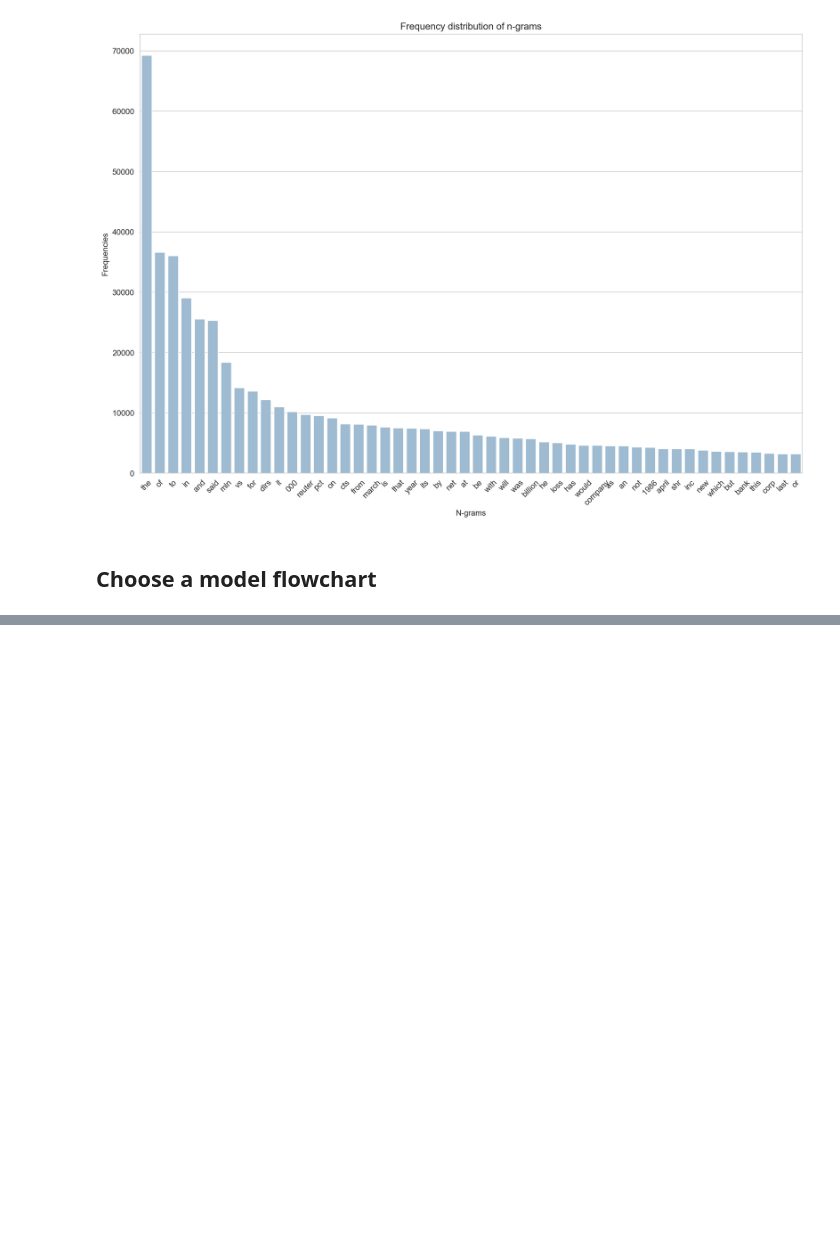
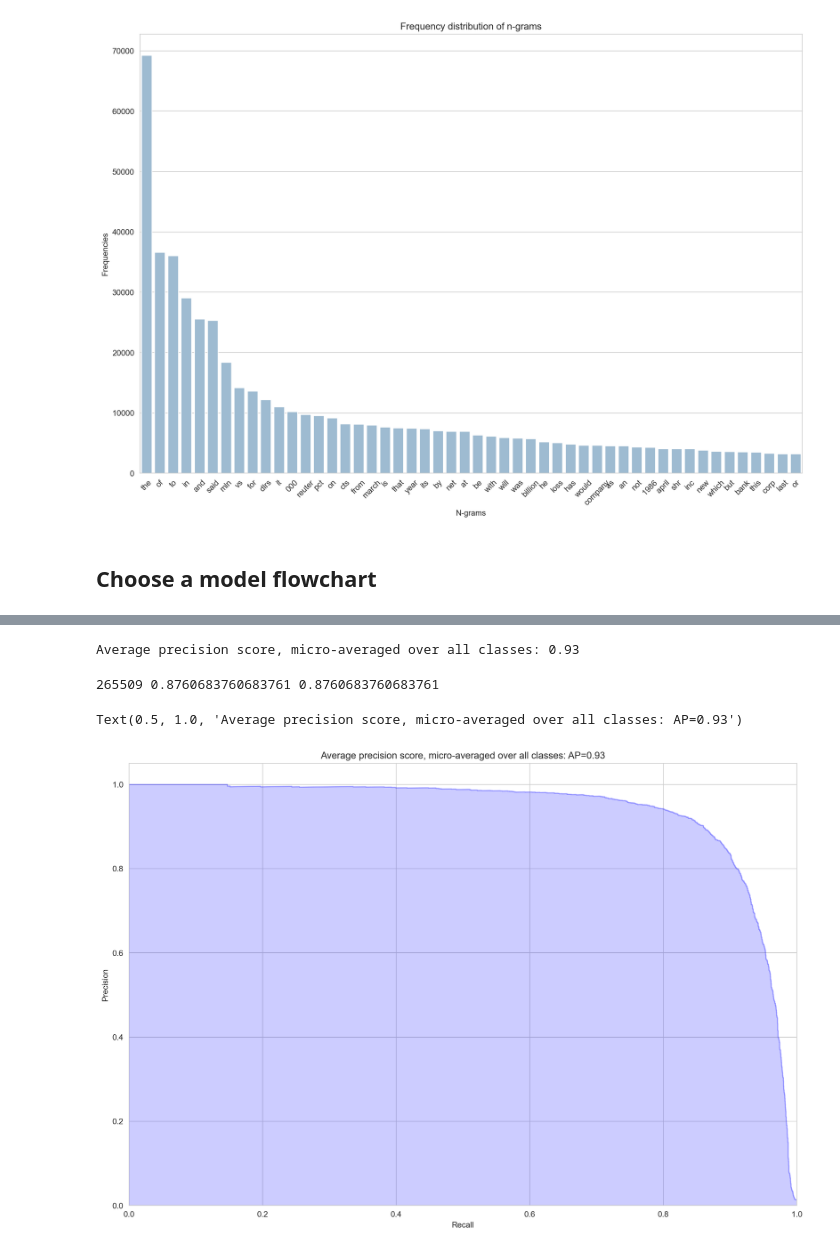
Before and after one commit to ephes/data_science_tutorial, a Jupyter notebook: 01_text_classification.ipynb, the cells around one changed output, grey strips where cells are left out. Drawn from its saved outputs; the diff is of its cells as text; code cells hidden in the pictures; blank space fills up the shorter version.

Commit message:
add precision recall curve

```diff
--- a/01_text_classification.ipynb
+++ b/01_text_classification.ipynb
@@ -184,0 +357,53 @@ display(HTML(html_code))
+# %%
+#|notest
+y_score = pipeline.decision_function(df_test)
+
+from sklearn.preprocessing import label_binarize
+
+y_test_bin = label_binarize(y_test, classes=list(range(y_score.shape[1])))
+# %%
+#|notest
+from sklearn.metrics import precision_recall_curve
+from sklearn.metrics import average_precision_score
+
+# For each class
+precision, recall, average_precision = {}, {}, {}
+for i in range(y_score.shape[1]):
+    precision[i], recall[i], _ = precision_recall_curve(y_test_bin[:, i], y_score[:, i])
+    average_precision[i] = average_precision_score(y_test_bin[:, i], y_score[:, i])
+
+# A "micro-average": quantifying score on all classes jointly
+precision["micro"], recall["micro"], _ = precision_recall_curve(y_test_bin.ravel(), y_score.ravel())
+average_precision["micro"] = average_precision_score(y_test_bin, y_score, average="micro")
+print('Average precision score, micro-averaged over all classes: {0:0.2f}'
+      .format(average_precision["micro"]))
+# %% [output]
+Average precision score, micro-averaged over all classes: 0.93
+# %%
+#|notest
+# precision recall breakeven point
+prbp = None
+for num, (p, r) in enumerate(zip(precision["micro"], recall["micro"])):
+    if p == r:
+        print(num, p, r)
+        prbp = p
+# %% [output]
+265509 0.8760683760683761 0.8760683760683761
+# %%
+#|notest
+plt.figure(figsize=(15, 10))
+plt.step(recall['micro'], precision['micro'], color='b', alpha=0.2,
+         where='post')
+plt.fill_between(recall["micro"], precision["micro"], step='post', alpha=0.2,
+                 color='b')
+
+plt.xlabel('Recall')
+plt.ylabel('Precision')
+plt.ylim([0.0, 1.05])
+plt.xlim([0.0, 1.0])
+plt.title(
+    'Average precision score, micro-averaged over all classes: AP={0:0.2f}'
+    .format(average_precision["micro"]))
+# %% [output]
+Text(0.5, 1.0, 'Average precision score, micro-averaged over all classes: AP=0.93')
+[figure, added]
```
Also changed, not shown: parts of 15 cells of this notebook.
